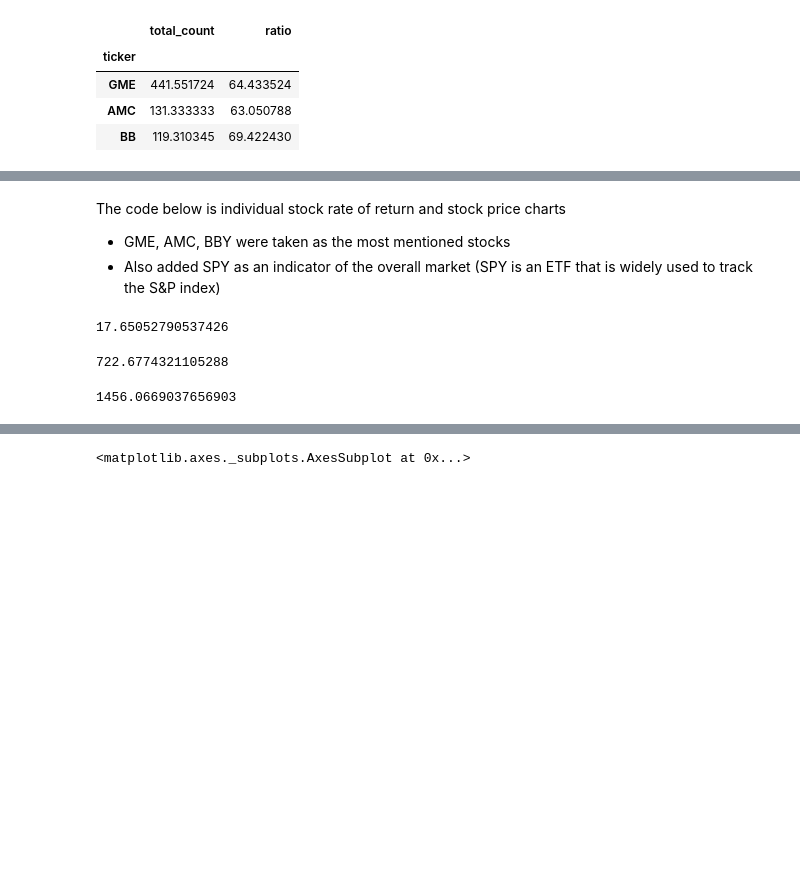
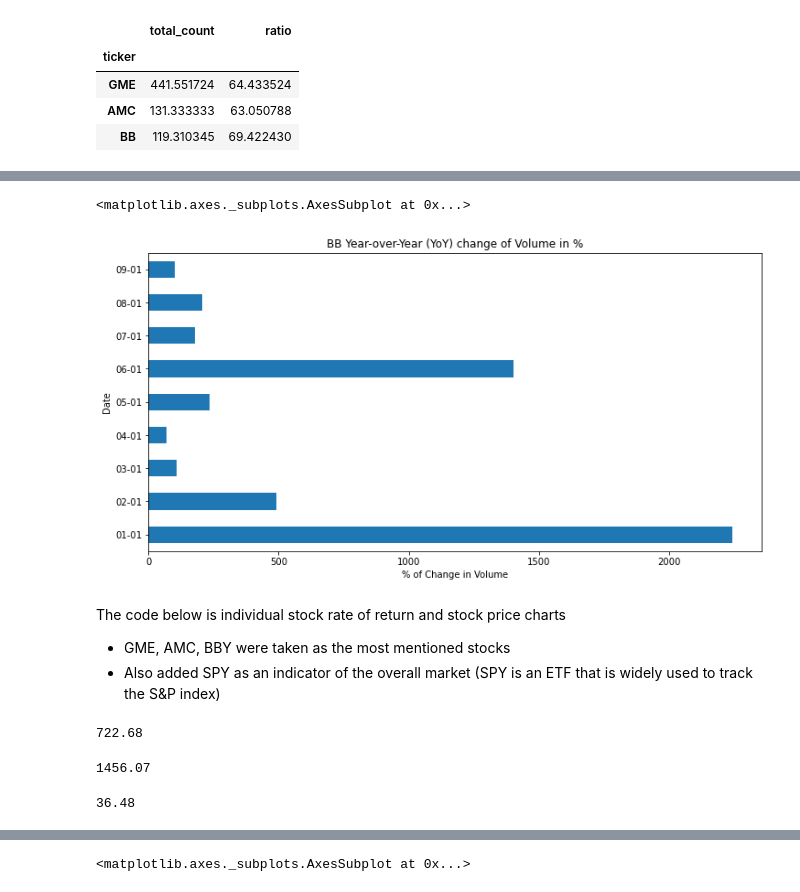
Before and after one commit to djhang99/Web-Scraping-Project-1-, a Jupyter notebook: WSB Analysis.ipynb, the cells around one changed output, grey strips where cells are left out. Cells and saved outputs as stored; diff of their text form; code cells hidden in the pictures; blank space fills up the shorter version.

```diff
--- a/WSB Analysis.ipynb
+++ b/WSB Analysis.ipynb
@@ -212,3 +248,12 @@ volume_return("BB.csv")
+# %%
+#BB
+plt.figure(figsize = (12,6))
+plt.title("BB Year-over-Year (YoY) change of Volume in %")
+plt.xlabel('% of Change in Volume')
+df_BB.set_index("Date")["Volume Change"].plot.barh()
+# %% [output]
+<matplotlib.axes._subplots.AxesSubplot at 0x...>
+[figure, added]
 # %% [markdown]
 The code below is individual stock rate of return and stock price charts
 - GME, AMC, BBY were taken as the most mentioned stocks
@@ -221,14 +266,14 @@ def stock_return(stock):
     #return = (current px - initial px) / initial px * 100
     return ((df.iloc[-1]['Close'] - df.iloc[0]['Close']) / df.iloc[0]['Close']) * 100
 # %%
-stock_return("SPY.csv")
+stock_return("GME.csv").round(2)
 # %% [output]
-17.65052790537426
+722.68
 # %%
-stock_return("GME.csv")
+stock_return("AMC.csv").round(2)
 # %% [output]
-722.6774321105288
+1456.07
 # %%
-stock_return("AMC.csv")
+stock_return("BB.csv").round(2)
 # %% [output]
-1456.0669037656903
+36.48
```
Also changed, not shown: parts of 24 cells of this notebook, 4 other files.
